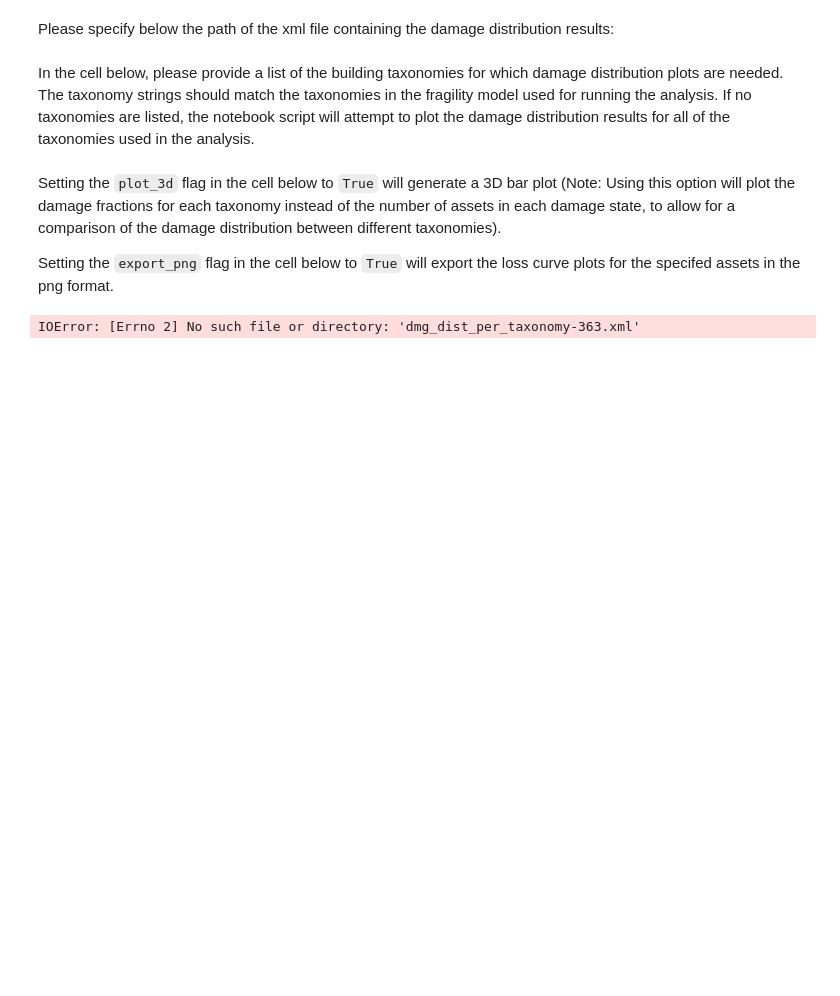
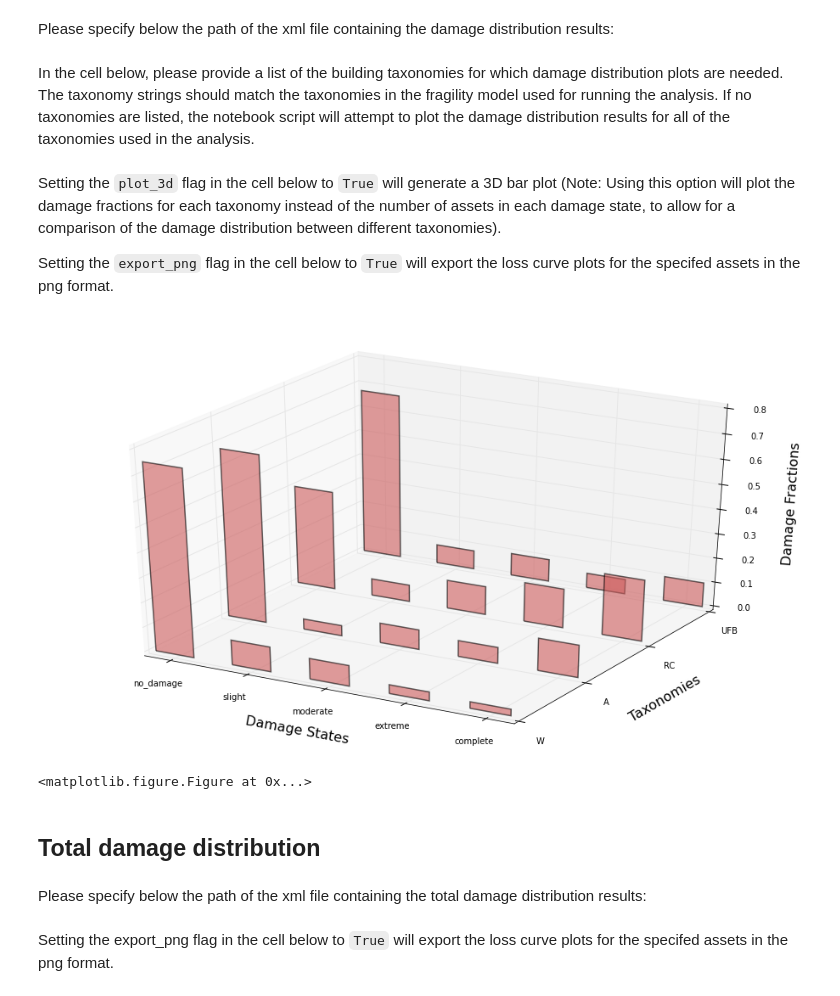
Before and after one commit to GEMScienceTools/rmtk, a Jupyter notebook: rmtk/plotting/damage_dist/plot_damage_dist.ipynb, the cells around one changed output. Saved outputs shown, nothing was run; the diff lists cells and outputs as text; code cells hidden in the pictures; blank space fills up the shorter version.

```diff
--- a/rmtk/plotting/damage_dist/plot_damage_dist.ipynb
+++ b/rmtk/plotting/damage_dist/plot_damage_dist.ipynb
@@ -13,2 +12,4 @@ tax_dmg_dist_file = 'dmg_dist_per_taxonomy-363.xml'
+# %%
+tax_dmg_dist_file = '../sample_outputs/scenario_damage/dmg_dist_per_taxonomy.xml'
 # %% [markdown]
 In the cell below, please provide a list of the building taxonomies for which damage distribution plots are needed. The taxonomy strings should match the taxonomies in the fragility model used for running the analysis. If no taxonomies are listed, the notebook script will attempt to plot the damage distribution results for all of the taxonomies used in the analysis.
@@ -17,11 +16,18 @@ taxonomy_list=[]
+# %%
+taxonomy_list=["W", "A", "RC", "UFB"]
 # %% [markdown]
 Setting the `plot_3d` flag in the cell below to `True` will generate a 3D bar plot (Note: Using this option will plot the damage fractions for each taxonomy instead of the number of assets in each damage state, to allow for a comparison of the damage distribution between different taxonomies).
 
 Setting the `export_png` flag in the cell below to `True` will export the loss curve plots for the specifed assets in the png format.
 # %%
 plot_3d = True
-export_png = True
+export_png = False
 # %%
-plotdd.plot_damage_dist(tax_dmg_dist_file, taxonomy_list, plot_3d, export_png)
+plotdd.plot_taxonomy_damage_dist(tax_dmg_dist_file, taxonomy_list, plot_3d, export_png)
 # %% [output]
+[figure, added]
-IOError: [Errno 2] No such file or directory: 'dmg_dist_per_taxonomy-363.xml'
+<matplotlib.figure.Figure at 0x...>
+# %% [markdown]
+## Total damage distribution
+# %% [markdown]
+Please specify below the path of the xml file containing the total damage distribution results:
@@ -27,0 +36,2 @@ IOError: [Errno 2] No such file or directory: 'dmg_dist_per_taxonomy-363.xml'
+# %% [markdown]
+Setting the export_png flag in the cell below to `True` will export the loss curve plots for the specifed assets in the png format.
```
Also changed, not shown: parts of 6 cells of this notebook, 25 other files.
